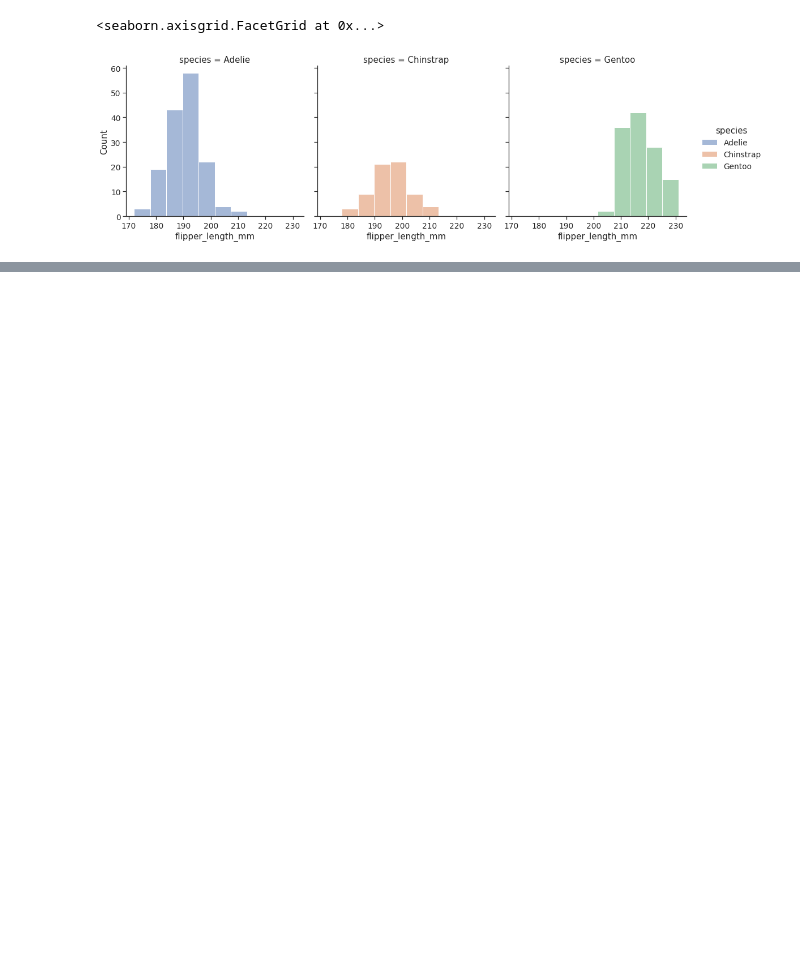
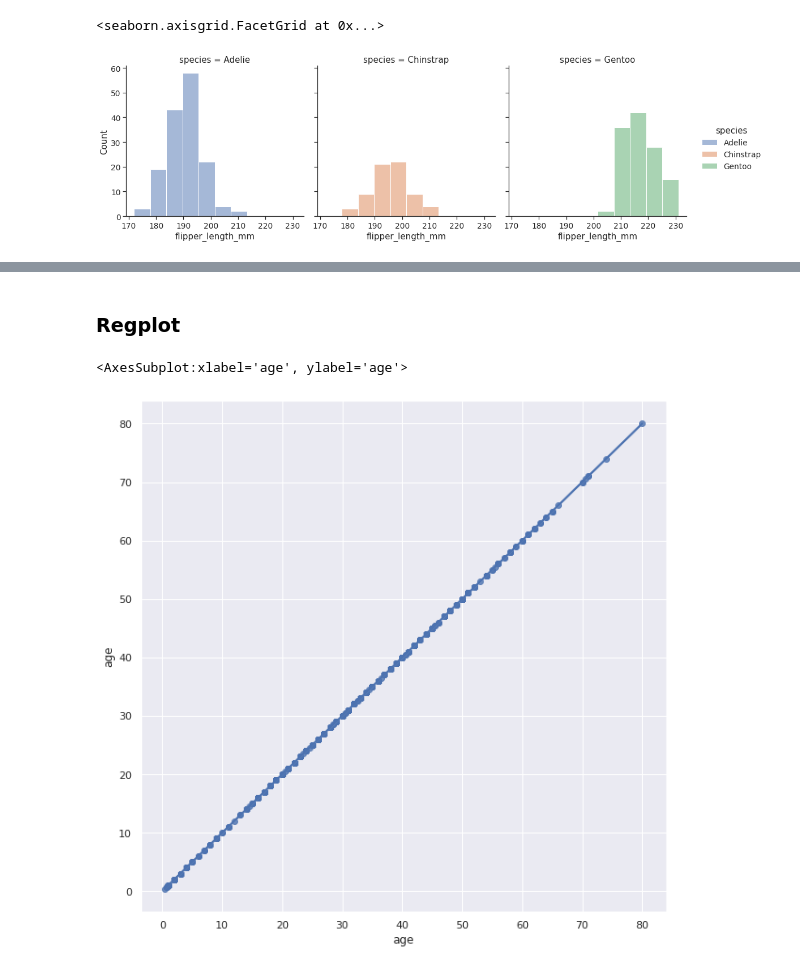
Before and after one commit to mahsanshoaib1/python-a-complete-guide, a Jupyter notebook: seaborn_fundamentals.ipynb, the cells around one changed output, grey strips where cells are left out. Saved outputs shown, nothing was run; the diff lists cells and outputs as text; code cells hidden in the pictures; blank space fills up the shorter version.

```diff
--- a/seaborn_fundamentals.ipynb
+++ b/seaborn_fundamentals.ipynb
@@ -187,0 +209,8 @@ sns.displot(data=penguins, x="flipper_length_mm", hue="species", col="species")
+# %% [markdown]
+### Regplot
+# %%
+plt.subplots(figsize = (10,10))
+sns.regplot(x="age", y="age", data = t)
+# %% [output]
+<AxesSubplot:xlabel='age', ylabel='age'>
+[figure, added]
```
Also changed, not shown: parts of 8 cells of this notebook.
